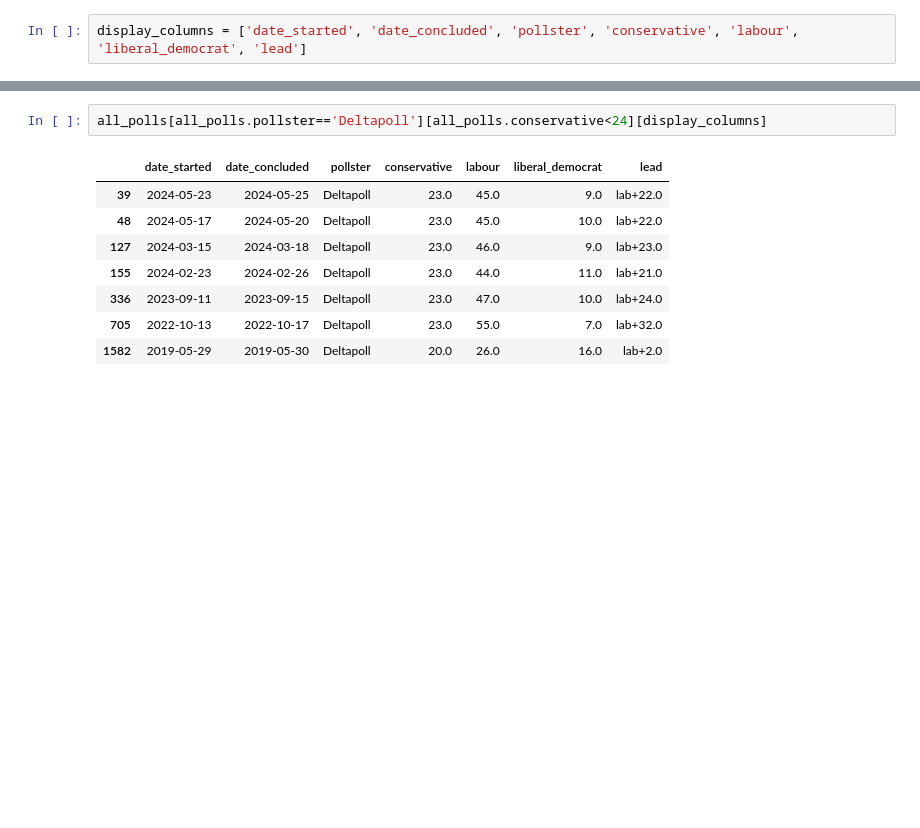
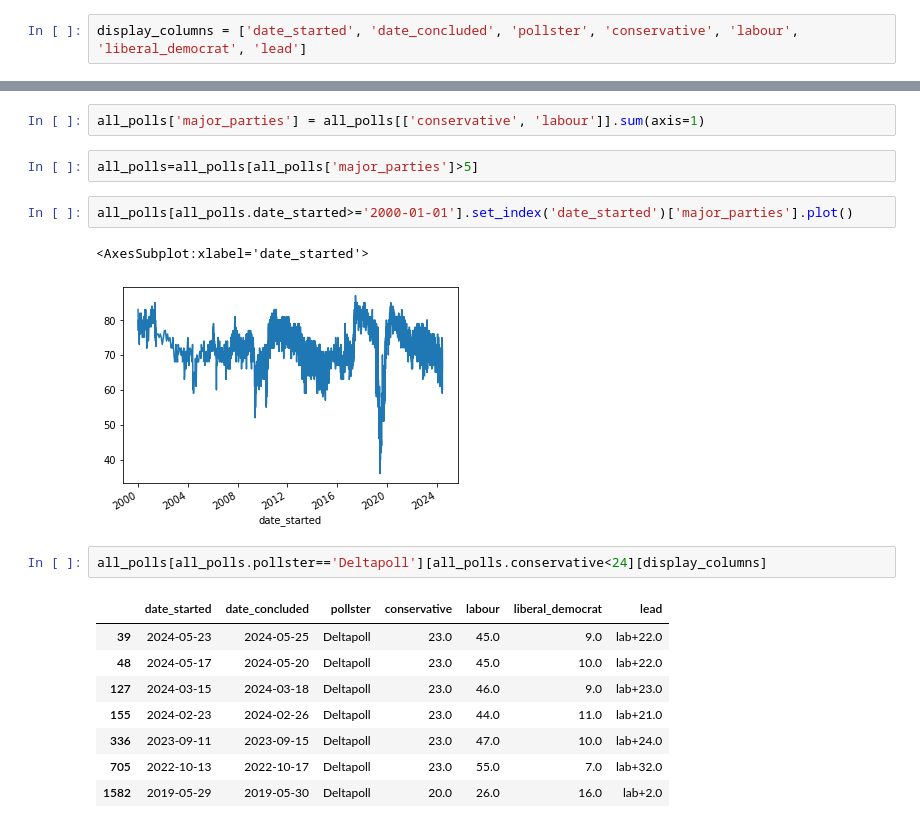
Before and after one commit to AndyLawton/uk_general_election_polls, a Jupyter notebook: main.ipynb, the cells around one changed output, grey strips where cells are left out. Cells and saved outputs as stored; diff of their text form; blank space fills up the shorter version.

```diff
--- a/main.ipynb
+++ b/main.ipynb
@@ -21,3 +65,12 @@ display_columns = ['date_started', 'date_concluded', 'pollster', 'conservative',
+# %%
+all_polls['major_parties'] = all_polls[['conservative', 'labour']].sum(axis=1)
+# %%
+all_polls=all_polls[all_polls['major_parties']>5]
+# %%
+all_polls[all_polls.date_started>='2000-01-01'].set_index('date_started')['major_parties'].plot()
+# %% [output]
+<AxesSubplot:xlabel='date_started'>
+[figure, added]
 # %%
 all_polls[all_polls.pollster=='Deltapoll'][all_polls.conservative<24][display_columns]
 # %% [output]
```
Also changed, not shown: parts of 4 cells of this notebook, 3 other files.
